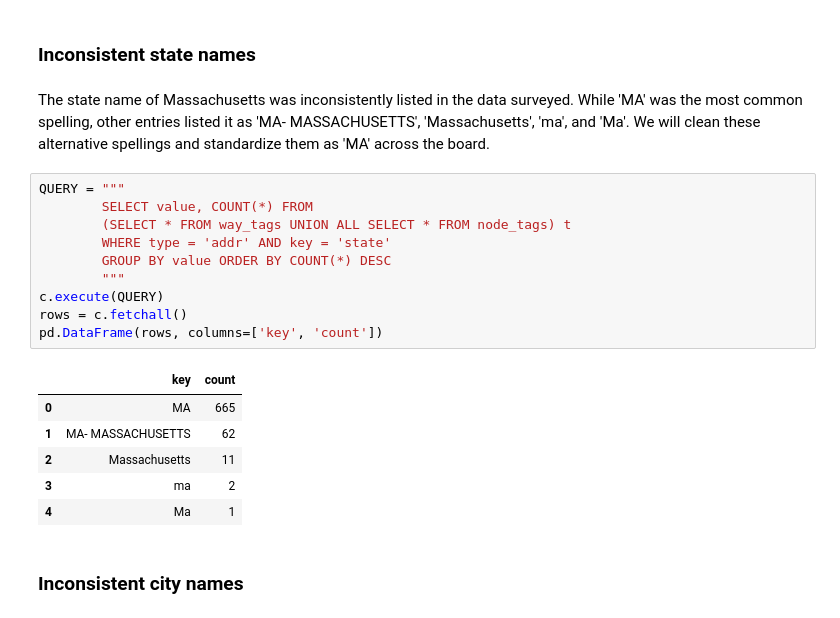
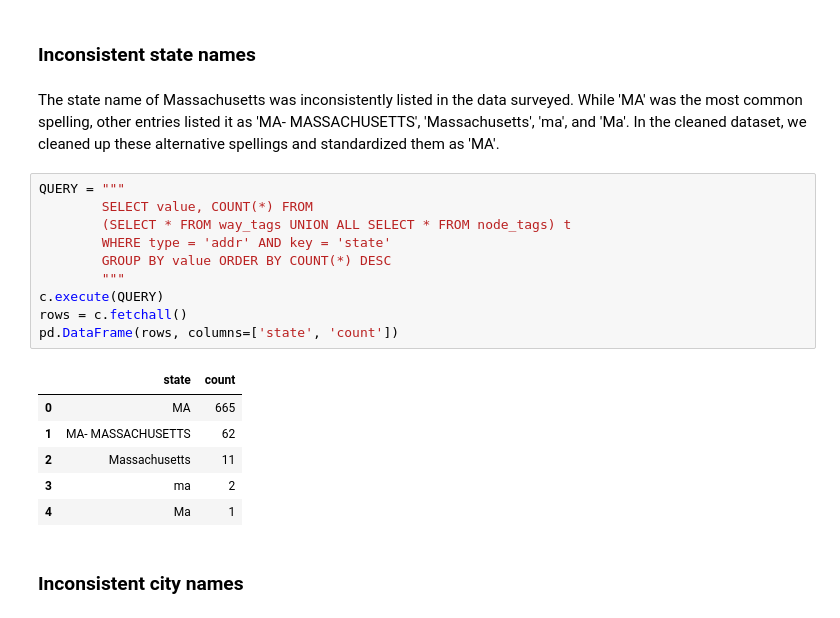
Before and after one commit to nyjgary/udacity_nanodegree, a Jupyter notebook: OSM - Data Wrangling/OSM_Boston.ipynb, the cells around one changed output. Saved outputs shown, nothing was run; the diff lists cells and outputs as text.

```diff
--- a/OSM - Data Wrangling/OSM_Boston.ipynb
+++ b/OSM - Data Wrangling/OSM_Boston.ipynb
@@ -111,19 +106,19 @@ st_types_other
 # %% [markdown]
 ### Inconsistent state names
 # %% [markdown]
-The state name of Massachusetts was inconsistently listed in the data surveyed. While 'MA' was the most common spelling, other entries listed it as 'MA- MASSACHUSETTS', 'Massachusetts', 'ma', and 'Ma'. We will clean these alternative spellings and standardize them as 'MA' across the board.
+The state name of Massachusetts was inconsistently listed in the data surveyed. While 'MA' was the most common spelling, other entries listed it as 'MA- MASSACHUSETTS', 'Massachusetts', 'ma', and 'Ma'. In the cleaned dataset, we cleaned up these alternative spellings and standardized them as 'MA'.
 # %%
 QUERY = """
         SELECT value, COUNT(*) FROM
         (SELECT * FROM way_tags UNION ALL SELECT * FROM node_tags) t
         WHERE type = 'addr' AND key = 'state'
         GROUP BY value ORDER BY COUNT(*) DESC
         """
 c.execute(QUERY)
 rows = c.fetchall()
-pd.DataFrame(rows, columns=['key', 'count'])
+pd.DataFrame(rows, columns=['state', 'count'])
 # %% [output]
-|  | key | count |
+|  | state | count |
 | 0 | MA | 665 |
 | 1 | MA- MASSACHUSETTS | 62 |
 | 2 | Massachusetts | 11 |
```
Also changed, not shown: parts of 16 cells of this notebook.
